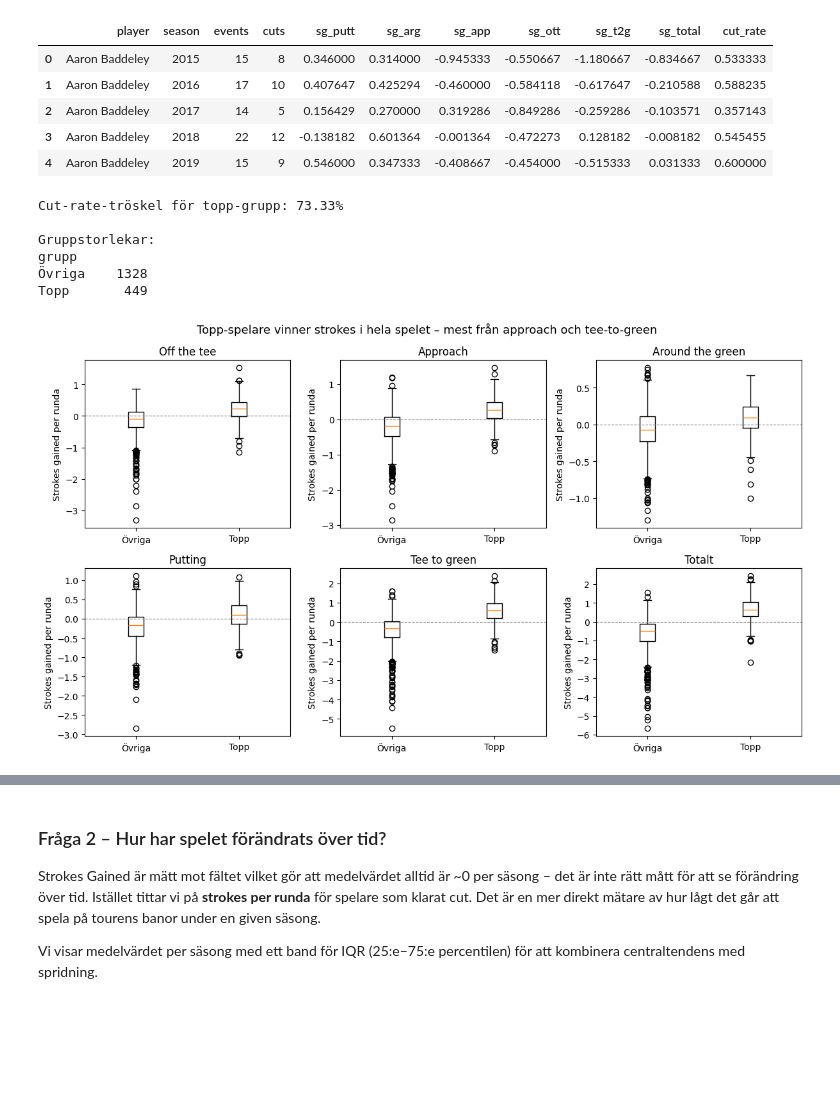
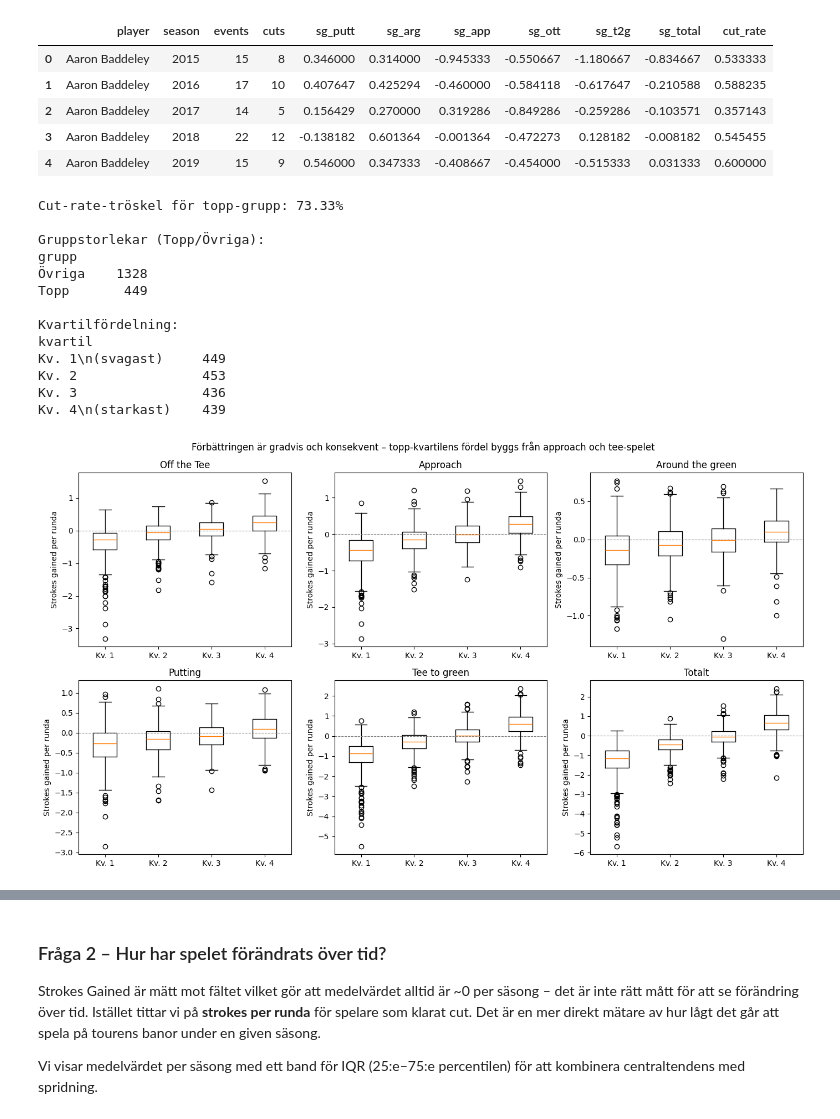
Before and after one commit to LukWen-Ill/inlamning-KK1-Lukas-Wennstrom, a Jupyter notebook: notebook.ipynb, the cells around one changed output, grey strips where cells are left out. Drawn from its saved outputs; the diff is of its cells as text; code cells hidden in the pictures; blank space fills up the shorter version.

Commit message:
lagg till kvartilindelning (pd.qcut) for gradvis SG-jamforelse

```diff
--- a/notebook.ipynb
+++ b/notebook.ipynb
@@ -200,40 +200,58 @@ Spelar-säsonger efter filter: 1777
 topp_grans = spelare_sasong["cut_rate"].quantile(0.75)
 spelare_sasong["grupp"] = np.where(spelare_sasong["cut_rate"] >= topp_grans, "Topp", "Övriga")
 
+# Fyra kvartilgrupper för gradvis jämförelse
+spelare_sasong["kvartil"] = pd.qcut(
+    spelare_sasong["cut_rate"], q=4,
+    labels=["Kv. 1\n(svagast)", "Kv. 2", "Kv. 3", "Kv. 4\n(starkast)"],
+    duplicates="drop"
+)
+
 print(f"Cut-rate-tröskel för topp-grupp: {topp_grans:.2%}")
-print()
-print("Gruppstorlekar:")
+print("\nGruppstorlekar (Topp/Övriga):")
 print(spelare_sasong["grupp"].value_counts().to_string())
+print("\nKvartilfördelning:")
+print(spelare_sasong["kvartil"].value_counts().sort_index().to_string())
 # %% [output]
 Cut-rate-tröskel för topp-grupp: 73.33%
 
-Gruppstorlekar:
+Gruppstorlekar (Topp/Övriga):
 grupp
 Övriga    1328
 Topp       449
+
+Kvartilfördelning:
+kvartil
+Kv. 1\n(svagast)     449
+Kv. 2                453
+Kv. 3                436
+Kv. 4\n(starkast)    439
 # %%
-# Boxplot: jämför sg-komponenter mellan topp och övriga
+# Detaljerad boxplot: 4 kvartilgrupper × 6 SG-komponenter
+# Visar gradienten från svagast till starkast
 komponenter = [
-    ("sg_ott",   "Off the tee"),
+    ("sg_ott",   "Off the Tee"),
     ("sg_app",   "Approach"),
     ("sg_arg",   "Around the green"),
     ("sg_putt",  "Putting"),
     ("sg_t2g",   "Tee to green"),
     ("sg_total", "Totalt"),
 ]
+kvartiler = ["Kv. 1\n(svagast)", "Kv. 2", "Kv. 3", "Kv. 4\n(starkast)"]
+etiketter  = ["Kv. 1", "Kv. 2", "Kv. 3", "Kv. 4"]
 
-fig, axes = plt.subplots(2, 3, figsize=(12, 7), sharey=False)
+fig, axes = plt.subplots(2, 3, figsize=(14, 8), sharey=False)
 for ax, (kol, namn) in zip(axes.flat, komponenter):
-    data = [spelare_sasong.loc[spelare_sasong["grupp"] == g, kol]
-            for g in ["Övriga", "Topp"]]
-    ax.boxplot(data, labels=["Övriga", "Topp"])
+    data = [spelare_sasong.loc[spelare_sasong["kvartil"] == g, kol] for g in kvartiler]
+    ax.boxplot(data, labels=etiketter)
     ax.axhline(0, color="gray", linewidth=0.8, linestyle="--")
     ax.set_title(namn)
     ax.set_ylabel("Strokes gained per runda")
 
-fig.suptitle("Topp-spelare vinner strokes i hela spelet – mest från approach och tee-to-green",
-             fontsize=13)
+fig.suptitle(
+    "Förbättringen är gradvis och konsekvent – topp-kvartilens fördel byggs från approach och tee-spelet",
+    fontsize=12)
 fig.tight_layout()
 plt.show()
 # %% [output]
-[figure, old version]
+[figure, new version]
```
Also changed, not shown: parts of 2 cells of this notebook.
